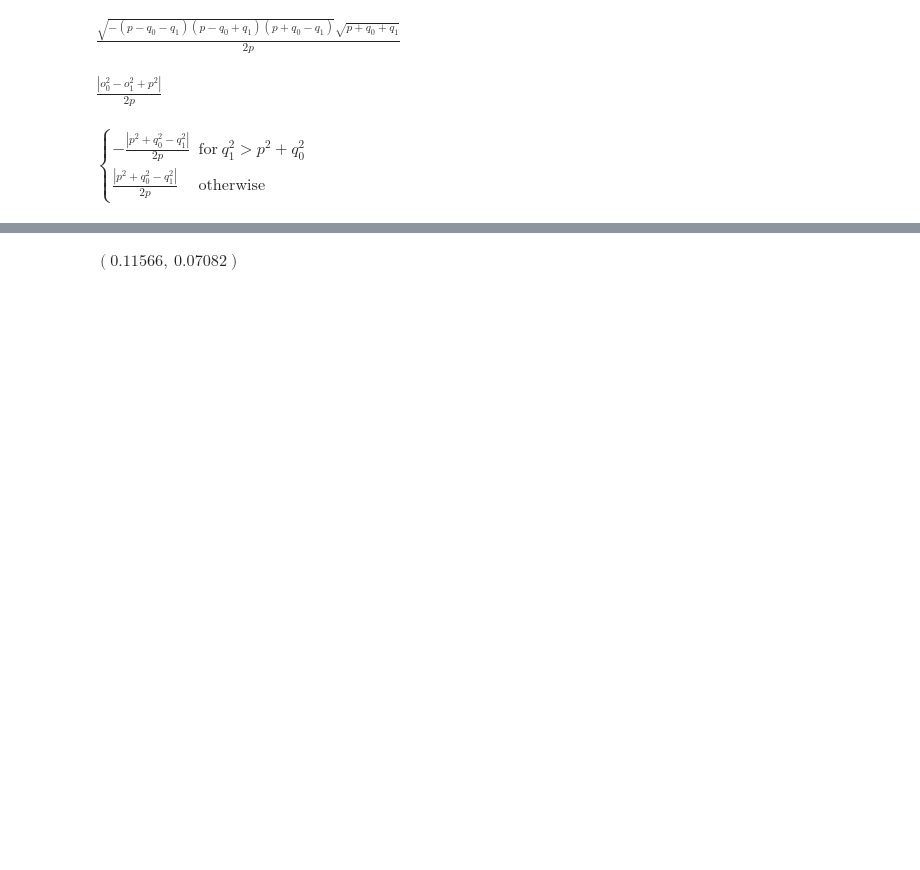
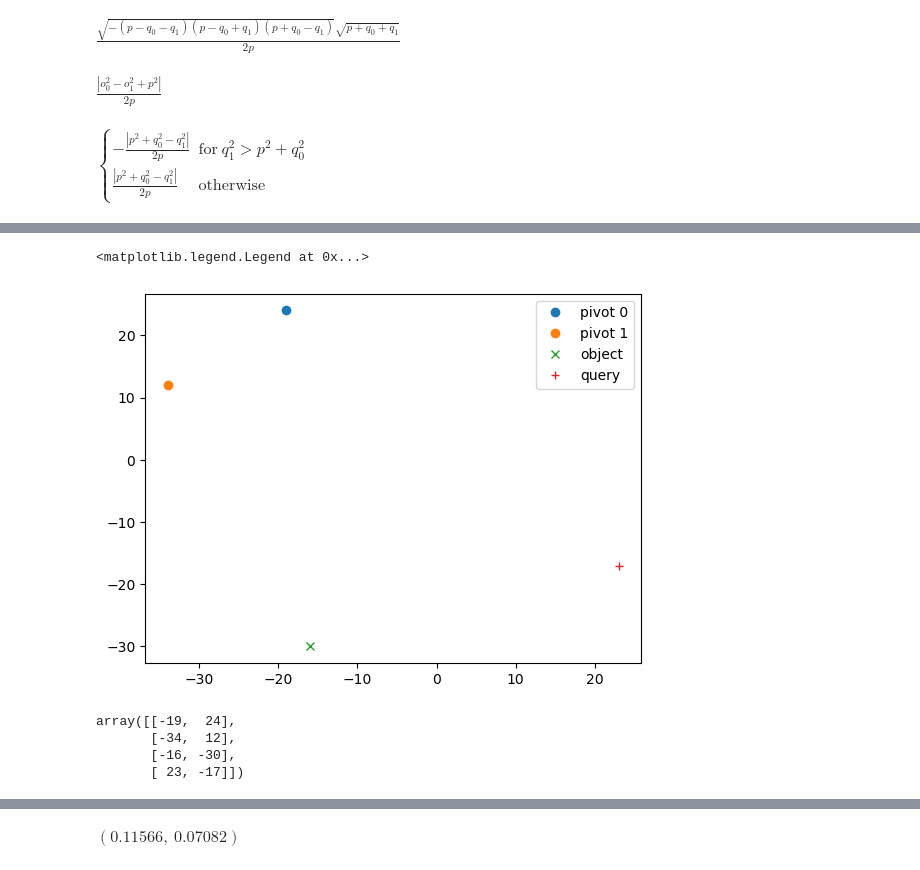
Before and after one commit to DimensionalScoop/metric_spaces, a Jupyter notebook: maths/tetrahedron/tetrahedron.ipynb, the cells around one changed output, grey strips where cells are left out. Saved outputs shown, nothing was run; the diff lists cells and outputs as text; code cells hidden in the pictures; blank space fills up the shorter version.

```diff
--- a/maths/tetrahedron/tetrahedron.ipynb
+++ b/maths/tetrahedron/tetrahedron.ipynb
@@ -292,0 +296,20 @@ plt.show()
+# %%
+worst = (dists_target - tet_lb) < -20
+worst_offenders = points[worst]
+
+p1,p2,o,q = worst_offenders[0]
+plt.plot(*p1, "o", label="pivot 0")
+plt.plot(*p2, "o", label="pivot 1")
+plt.plot(*o, "x", label="object")
+plt.plot(*q, "+", label="query")
+plt.legend()
+# %% [output]
+<matplotlib.legend.Legend at 0x...>
+[figure, added]
+# %%
+worst_offenders[0]
+# %% [output]
+array([[-19,  24],
+       [-34,  12],
+       [-16, -30],
+       [ 23, -17]])
```
Also changed, not shown: parts of 13 cells of this notebook.
